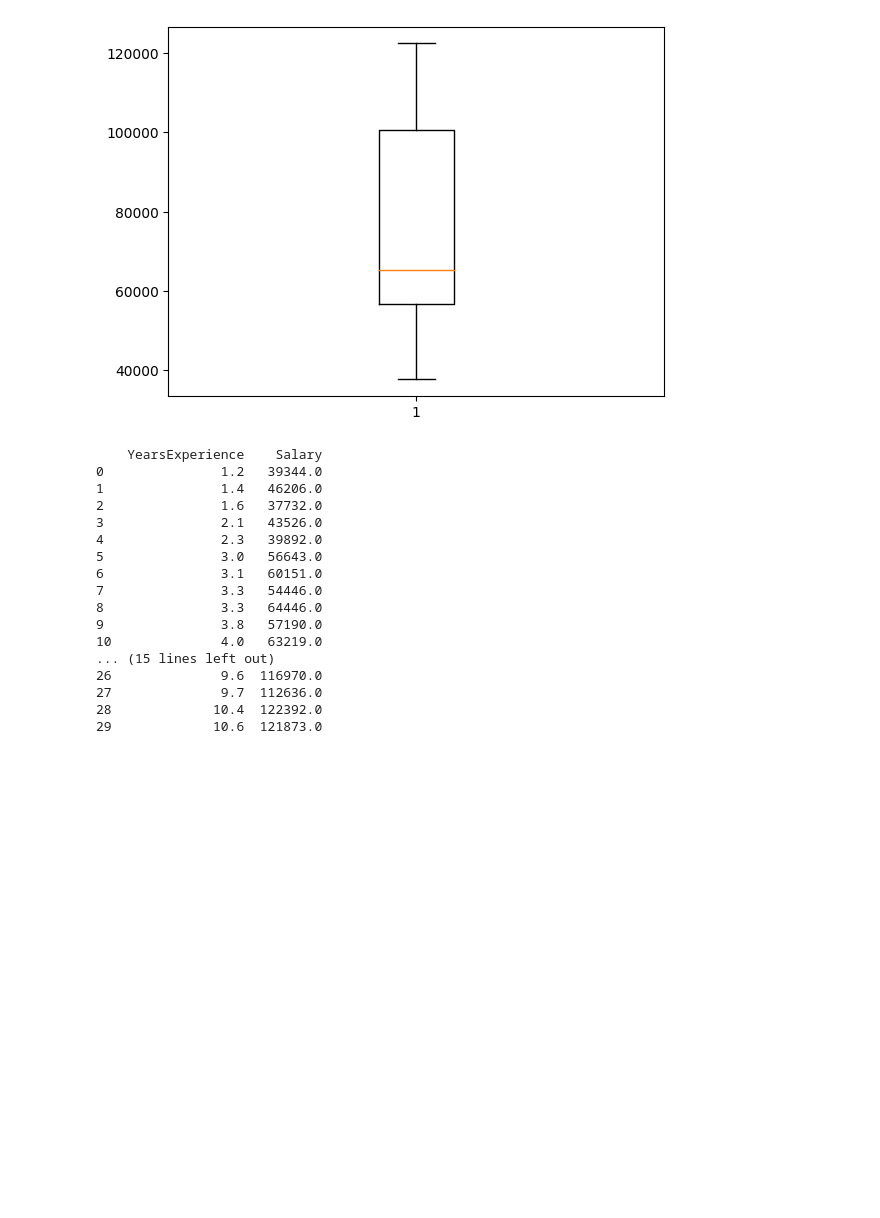
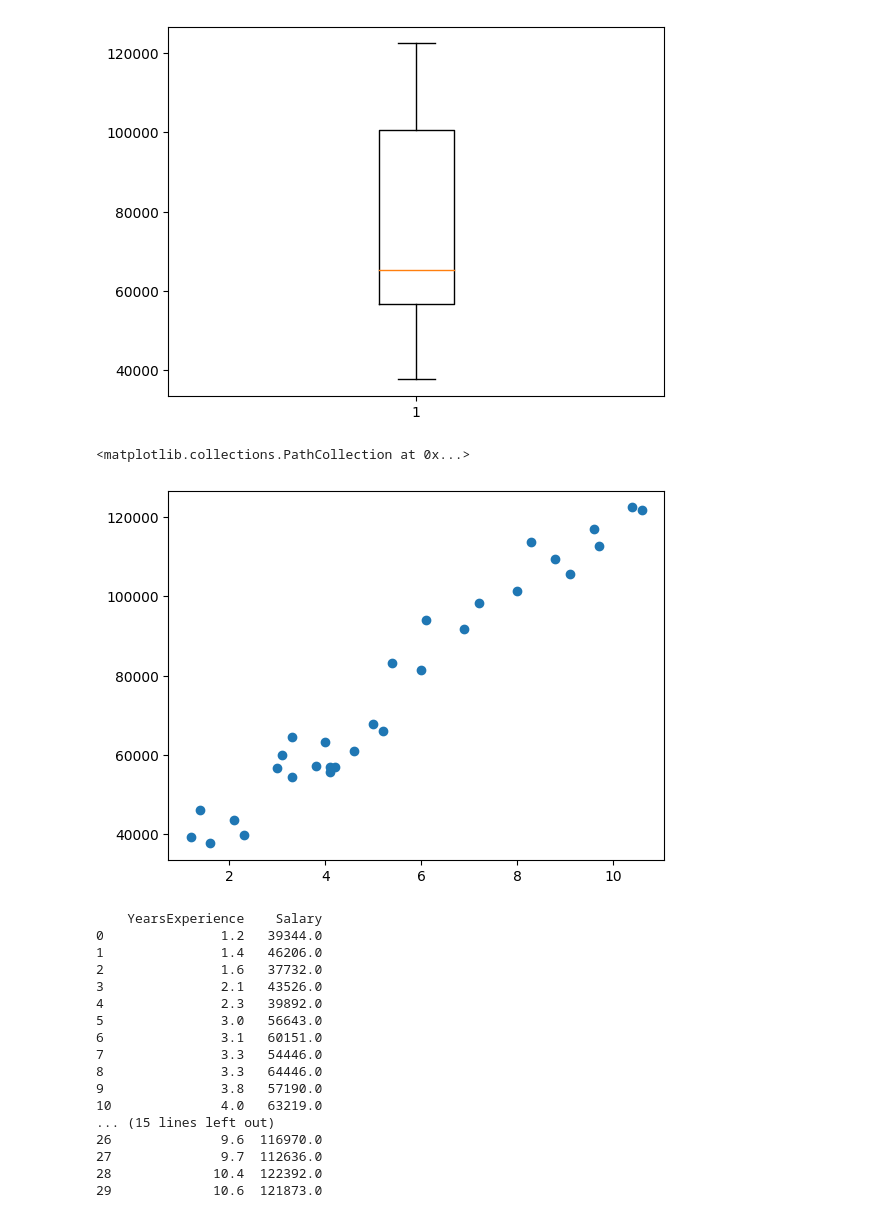
Before and after one commit to fathimar33/machine_learning_models, a Jupyter notebook: simple_linear_regression.ipynb, the cells around one changed output. Saved outputs shown, nothing was run; the diff lists cells and outputs as text; code cells hidden in the pictures; blank space fills up the shorter version.

```diff
--- a/simple_linear_regression.ipynb
+++ b/simple_linear_regression.ipynb
@@ -73,6 +73,11 @@ plt.boxplot(df["Salary"])
  'fliers': [<matplotlib.lines.Line2D at 0x...>],
  'means': []}
 [figure]
+# %%
+plt.scatter(df["YearsExperience"],df["Salary"])
+# %% [output]
+<matplotlib.collections.PathCollection at 0x...>
+[figure, added]
 # %%
 df.drop("Unnamed: 0",axis=1,inplace=True)
 # %%
```
Also changed, not shown: parts of 1 cell of this notebook.
